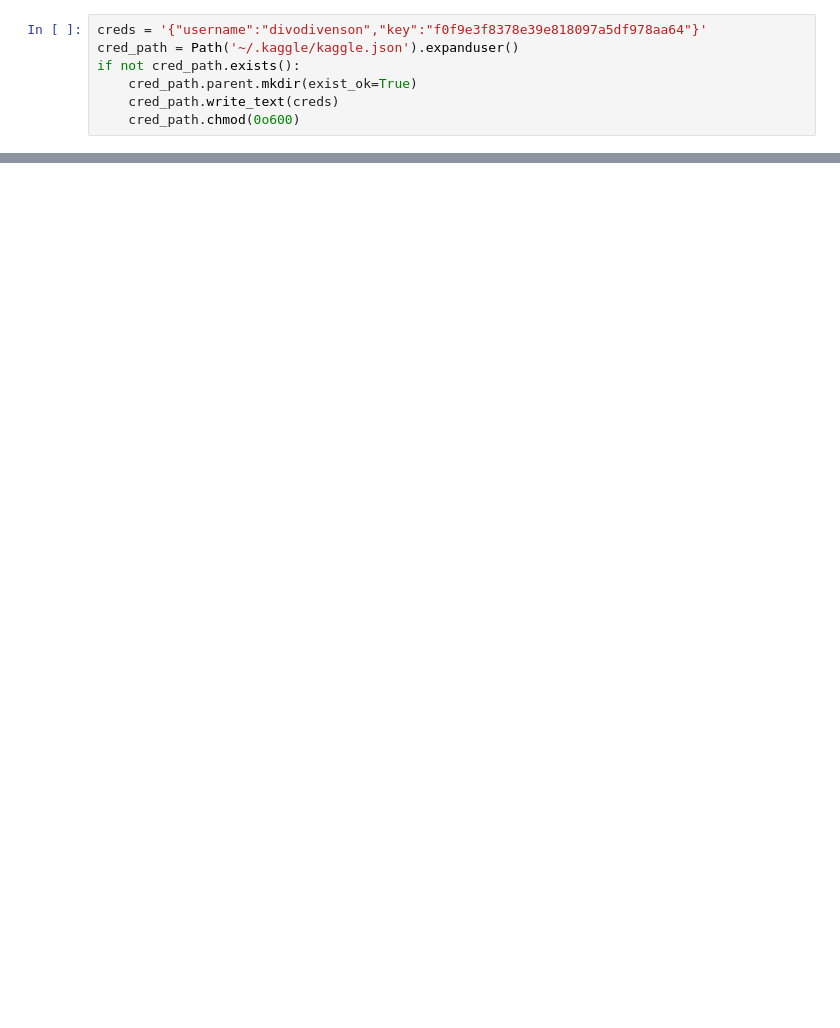
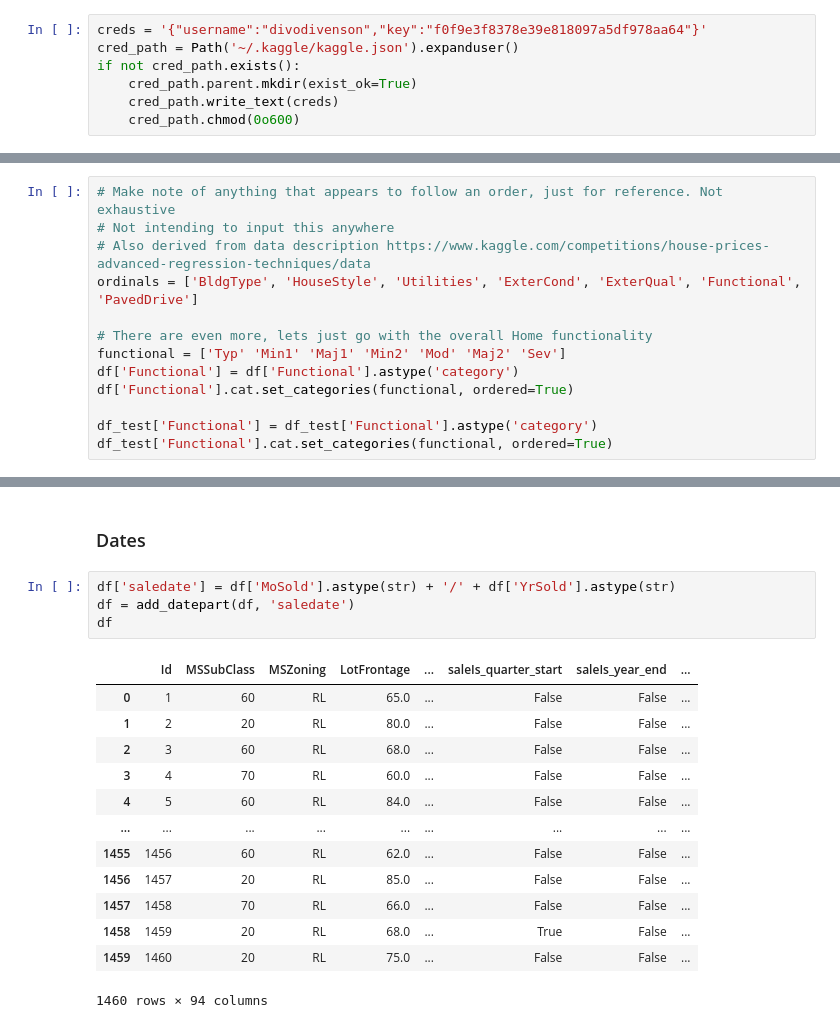
Before and after one commit to divo/ai, a Jupyter notebook: kaggle/house-prices-competition.ipynb, the cells around one changed output, grey strips where cells are left out. Saved outputs shown, nothing was run; the diff lists cells and outputs as text; blank space fills up the shorter version.

```diff
--- a/kaggle/house-prices-competition.ipynb
+++ b/kaggle/house-prices-competition.ipynb
@@ -43,0 +110,13 @@ Index(['Id', 'MSSubClass', 'MSZoning', 'LotFrontage', 'LotArea', 'Street',
+# %%
+# Make note of anything that appears to follow an order, just for reference. Not exhaustive
+# Not intending to input this anywhere
+# Also derived from data description https://www.kaggle.com/competitions/house-prices-advanced-regression-techniques/data
+ordinals = ['BldgType', 'HouseStyle', 'Utilities', 'ExterCond', 'ExterQual', 'Functional', 'PavedDrive']
+
+# There are even more, lets just go with the overall Home functionality
+functional = ['Typ' 'Min1' 'Maj1' 'Min2' 'Mod' 'Maj2' 'Sev']
+df['Functional'] = df['Functional'].astype('category')
+df['Functional'].cat.set_categories(functional, ordered=True)
+
+df_test['Functional'] = df_test['Functional'].astype('category')
+df_test['Functional'].cat.set_categories(functional, ordered=True)
@@ -43,0 +137,20 @@ Index(['Id', 'MSSubClass', 'MSZoning', 'LotFrontage', 'LotArea', 'Street',
+# %% [markdown]
+### Dates
+# %%
+df['saledate'] = df['MoSold'].astype(str) + '/' + df['YrSold'].astype(str)
+df = add_datepart(df, 'saledate')
+df
+# %% [output]
+|  | Id | MSSubClass | MSZoning | LotFrontage | ... | saleIs_quarter_start | saleIs_year_end | ... |
+| 0 | 1 | 60 | RL | 65.0 | ... | False | False | ... |
+| 1 | 2 | 20 | RL | 80.0 | ... | False | False | ... |
+| 2 | 3 | 60 | RL | 68.0 | ... | False | False | ... |
+| 3 | 4 | 70 | RL | 60.0 | ... | False | False | ... |
+| 4 | 5 | 60 | RL | 84.0 | ... | False | False | ... |
+| ... | ... | ... | ... | ... | ... | ... | ... | ... |
+| 1455 | 1456 | 60 | RL | 62.0 | ... | False | False | ... |
+| 1456 | 1457 | 20 | RL | 85.0 | ... | False | False | ... |
+| 1457 | 1458 | 70 | RL | 66.0 | ... | False | False | ... |
+| 1458 | 1459 | 20 | RL | 68.0 | ... | True | False | ... |
+| 1459 | 1460 | 20 | RL | 75.0 | ... | False | False | ... |
+1460 rows × 94 columns
```
Also changed, not shown: parts of 39 cells of this notebook.
